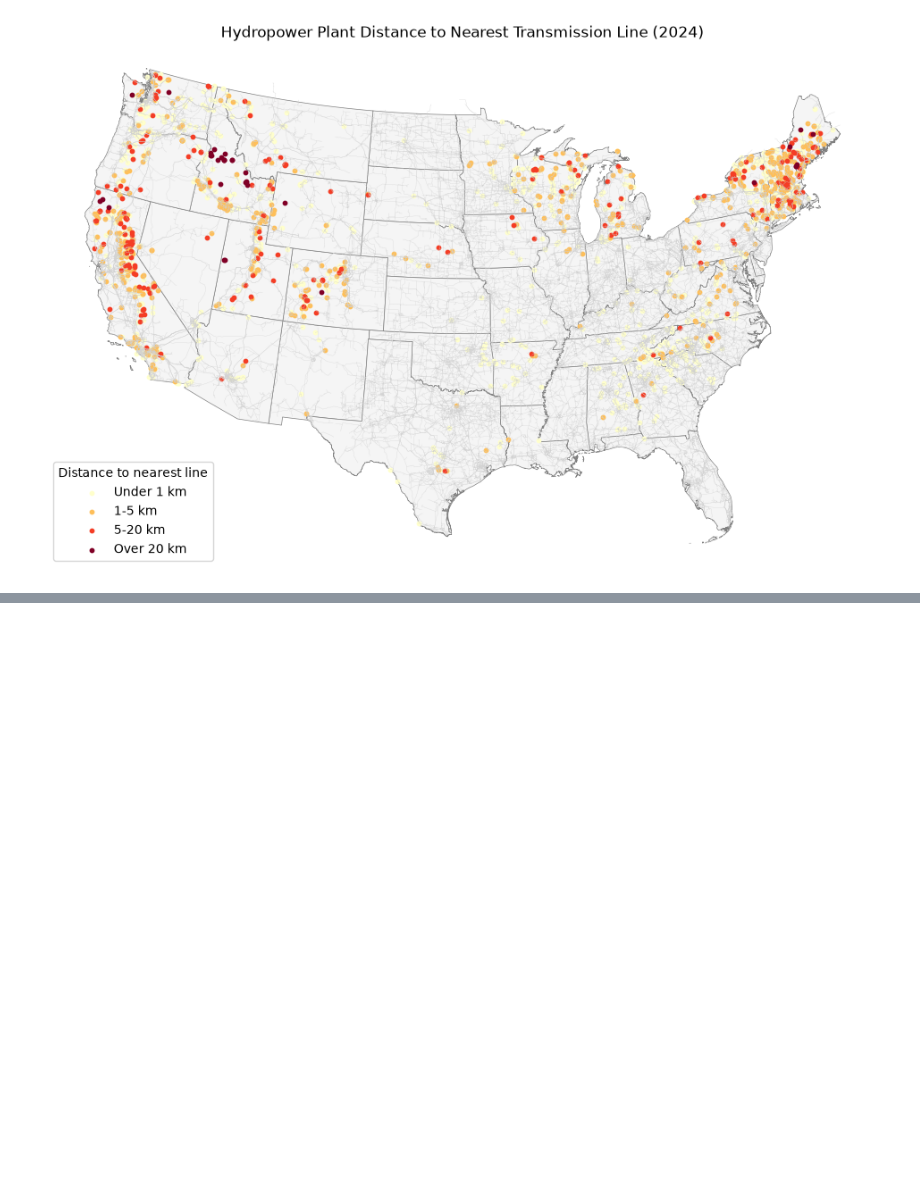
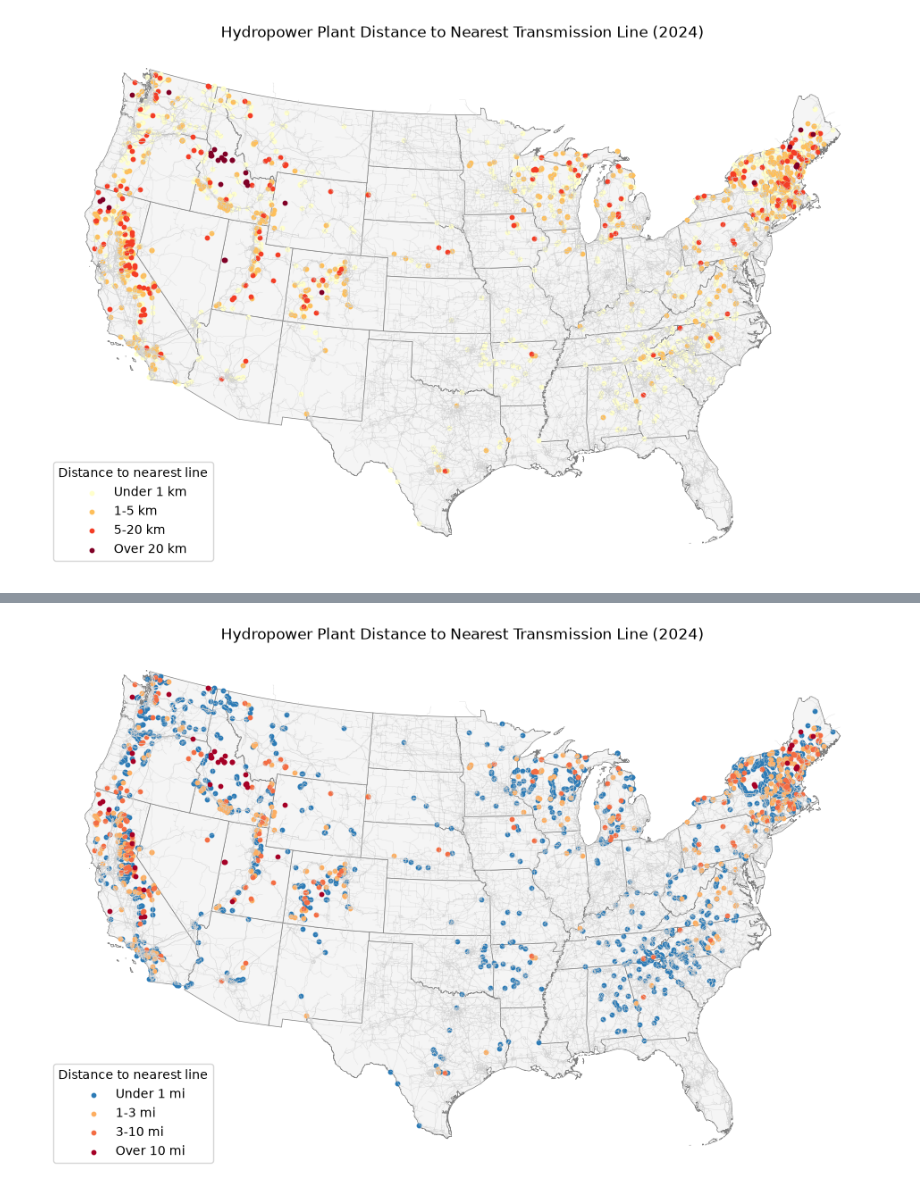
Before and after one commit to lexileach/renewable_transmission, a Jupyter notebook: hydropower/hydropower.ipynb, the cells around one changed output, grey strips where cells are left out. Cells and saved outputs as stored; diff of their text form; code cells hidden in the pictures; blank space fills up the shorter version.

Commit message:
Switch distance groups to miles

```diff
--- a/hydropower/hydropower.ipynb
+++ b/hydropower/hydropower.ipynb
@@ -203,3 +203,33 @@ labels = ["Under 1 km", "1-5 km", "5-20 km", "Over 20 km"]
 result["dist_group"] = pd.cut(result["dist_km"], bins=bins, labels=labels)
 
 result.drop(columns="geometry").to_csv("data/hydro_transmission_distance.csv", index=False)
+# %%
+from matplotlib.colors import ListedColormap
+
+# distance in miles, grouped so the far plants stand out
+result["dist_mi"] = result["dist_m"] / 1609.344
+bins = [0, 1, 3, 10, float("inf")]
+labels = ["Under 1 mi", "1-3 mi", "3-10 mi", "Over 10 mi"]
+result["dist_group"] = pd.cut(result["dist_mi"], bins=bins, labels=labels)
+
+skip = ["AK", "HI", "PR", "GU", "VI", "MP", "AS"]
+states48 = states[~states.STUSPS.isin(skip)].to_crs("EPSG:5070")
+lines48 = lines.to_crs("EPSG:5070").clip(states48.total_bounds)
+
+colors = ListedColormap(["#2c7bb6", "#fdae61", "#f46d43", "#a50026"])
+result_sorted = result.sort_values("dist_mi").to_crs("EPSG:5070")   # far plants drawn on top
+
+fig, ax = plt.subplots(figsize=(12, 8))
+states48.plot(ax=ax, color="whitesmoke", edgecolor="gray", linewidth=0.5)
+lines48.plot(ax=ax, color="lightgray", linewidth=0.2)
+result_sorted.plot(ax=ax, column="dist_group", categorical=True, cmap=colors,
+                   legend=True, markersize=10,
+                   legend_kwds={"title": "Distance to nearest line"})
+ax.set_title("Hydropower Plant Distance to Nearest Transmission Line (2024)")
+ax.set_axis_off()
+fig.savefig("hydro_distance_map_mi.pdf", bbox_inches="tight")
+plt.show()
+
+result.drop(columns="geometry").to_csv("data/hydro_transmission_distance.csv", index=False)
+# %% [output]
+[figure, added]
```
Also changed, not shown: parts of 1 cell of this notebook, 4 other files.
